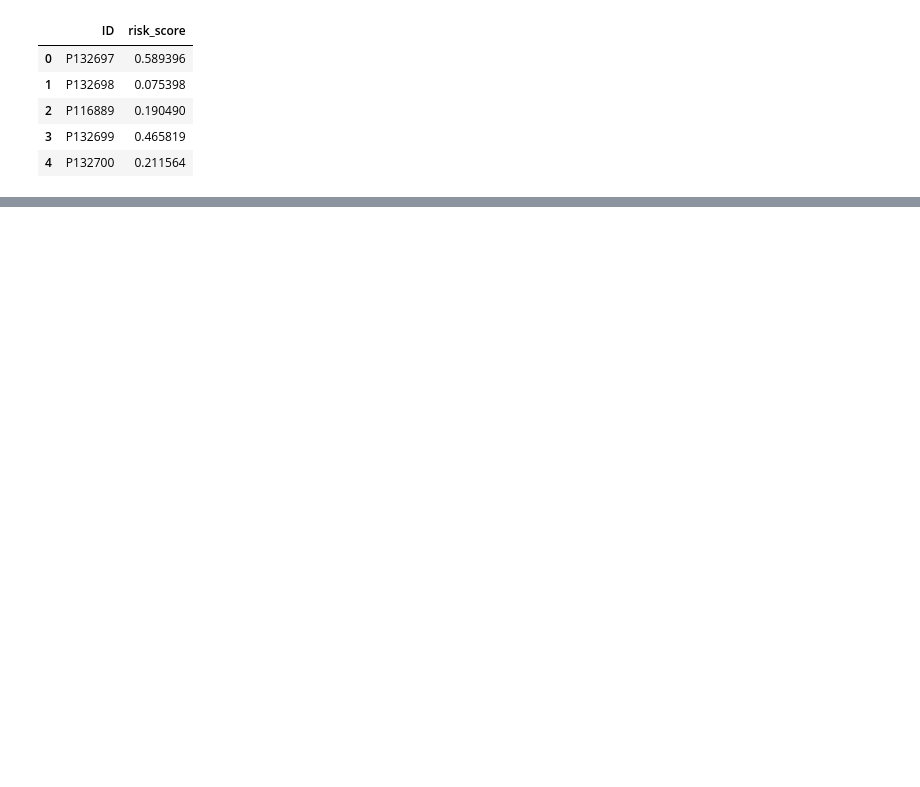
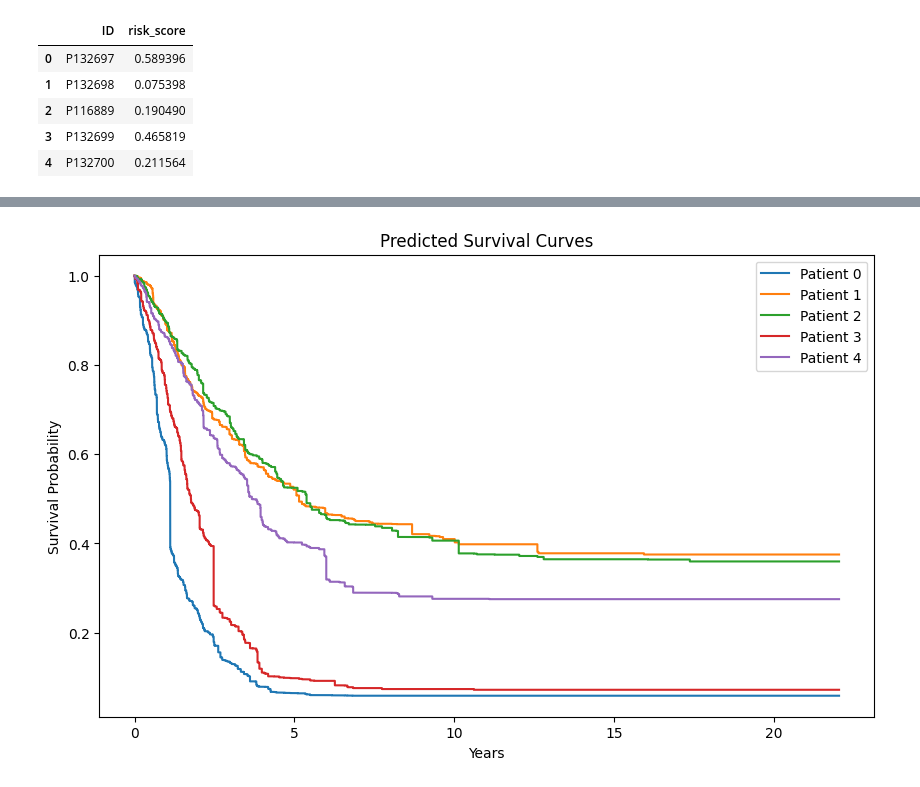
Before and after one commit to od121212/Leukemia-Survival-Rate, a Jupyter notebook: Sandbox.ipynb, the cells around one changed output, grey strips where cells are left out. Cells and saved outputs as stored; diff of their text form; code cells hidden in the pictures; blank space fills up the shorter version.

```diff
--- a/Sandbox.ipynb
+++ b/Sandbox.ipynb
@@ -707,0 +381,20 @@ ValueError: no field of name event
+# %%
+# Choose 5 patients
+sample_idx = X.index[:5]
+X_sample = X.loc[sample_idx]
+
+X_transformed = pipeline[:-1].transform(X_sample)  # all preprocessing
+
+rsf_model = pipeline.named_steps["model"]
+surv_funcs = rsf_model.predict_survival_function(X_transformed)
+
+plt.figure(figsize=(10,6))
+for i, fn in enumerate(surv_funcs):
+    plt.step(fn.x, fn.y, where="post", label=f"Patient {i}")
+plt.xlabel("Years")
+plt.ylabel("Survival Probability")
+plt.title("Predicted Survival Curves")
+plt.legend()
+plt.show()
+# %% [output]
+[figure, added]
```
Also changed, not shown: parts of 10 cells of this notebook.
